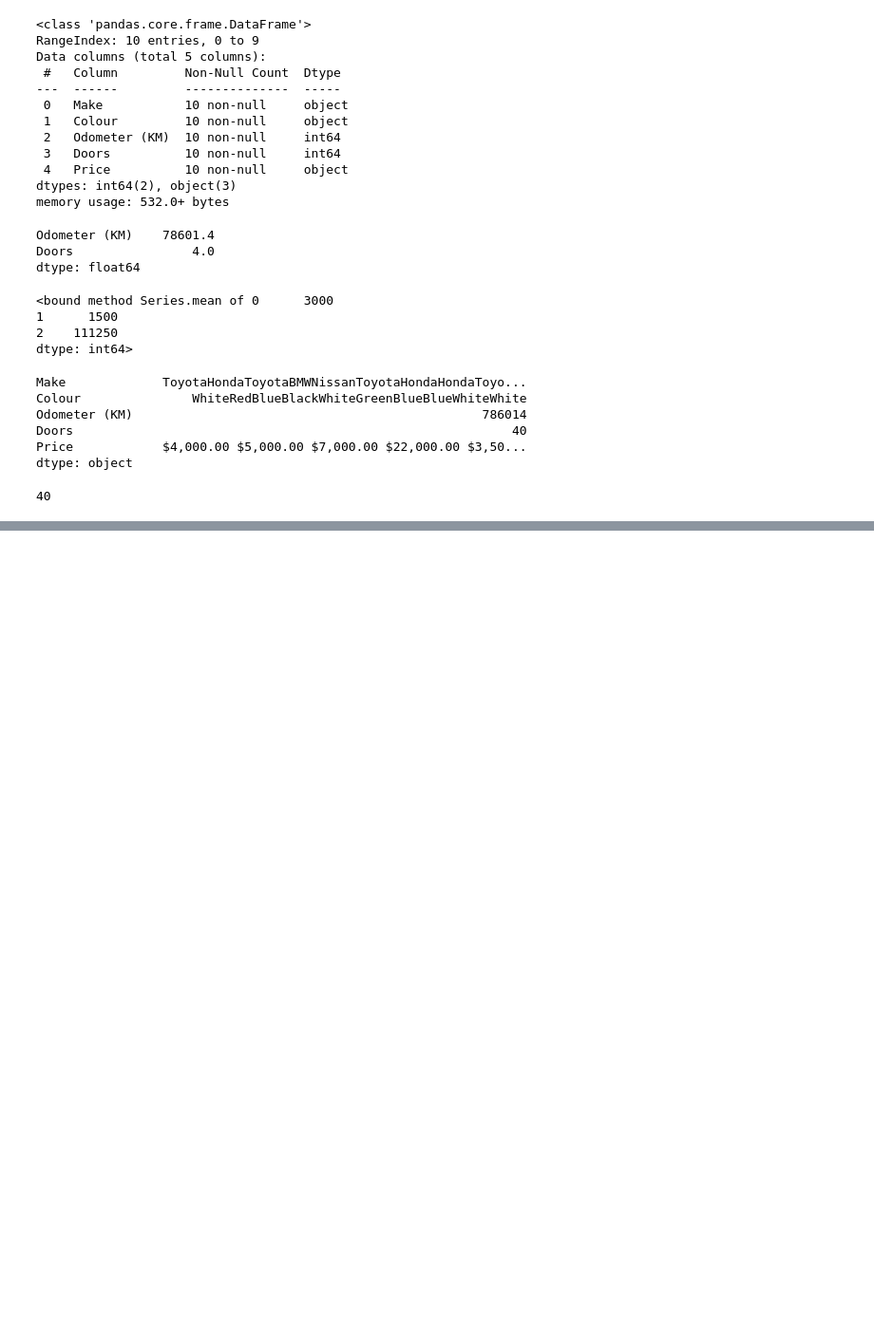
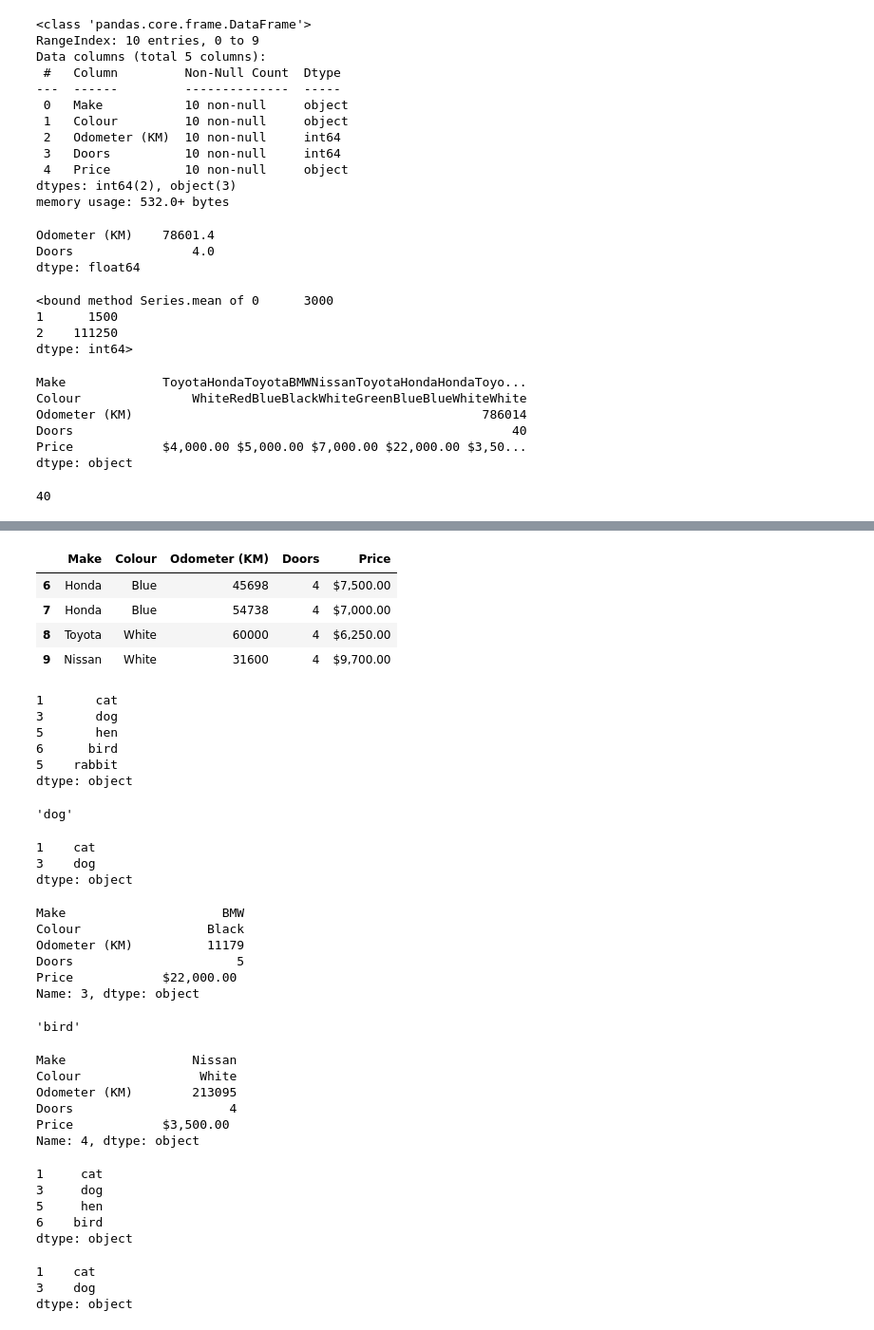
Before and after one commit to Nimat442/sample_project_1, a Jupyter notebook: introduction-to-pandas.ipynb, the cells around one changed output, grey strips where cells are left out. Shown at 95% size. Cells and saved outputs as stored; diff of their text form; code cells hidden in the pictures; blank space fills up the shorter version.

```diff
--- a/introduction-to-pandas.ipynb
+++ b/introduction-to-pandas.ipynb
@@ -170,0 +204,8 @@ print(total_doors)
+# %%
+car_sales.tail(4)
+# %% [output]
+|  | Make | Colour | Odometer (KM) | Doors | Price |
+| 6 | Honda | Blue | 45698 | 4 | $7,500.00 |
+| 7 | Honda | Blue | 54738 | 4 | $7,000.00 |
+| 8 | Toyota | White | 60000 | 4 | $6,250.00 |
+| 9 | Nissan | White | 31600 | 4 | $9,700.00 |
@@ -170,0 +215,59 @@ print(total_doors)
+# %%
+animals
+# %% [output]
+1       cat
+3       dog
+5       hen
+6      bird
+5    rabbit
+dtype: object
+# %%
+#loc refers to index
+animals.loc[3]
+# %% [output]
+'dog'
+# %%
+animals.loc[:3]
+# %% [output]
+1    cat
+3    dog
+dtype: object
+# %%
+car_sales.loc[3]
+# %% [output]
+Make                     BMW
+Colour                 Black
+Odometer (KM)          11179
+Doors                      5
+Price            $22,000.00
+Name: 3, dtype: object
+# %%
+#iloc refers to position starting from 0
+animals.iloc[3]
+# %% [output]
+'bird'
+# %%
+car_sales.iloc[4]
+# %% [output]
+Make                 Nissan
+Colour                White
+Odometer (KM)        213095
+Doors                     4
+Price            $3,500.00
+Name: 4, dtype: object
+# %%
+#iloc[:4} refers to list with 1 till 4
+animals.iloc[:4]
+# %% [output]
+1     cat
+3     dog
+5     hen
+6    bird
+dtype: object
+# %%
+#loc[:3] refers to 1 to the index 3 but no index 2 for this
+animals.loc[:3]
+# %% [output]
+1    cat
+3    dog
+dtype: object
```
Also changed, not shown: parts of 20 cells of this notebook.
